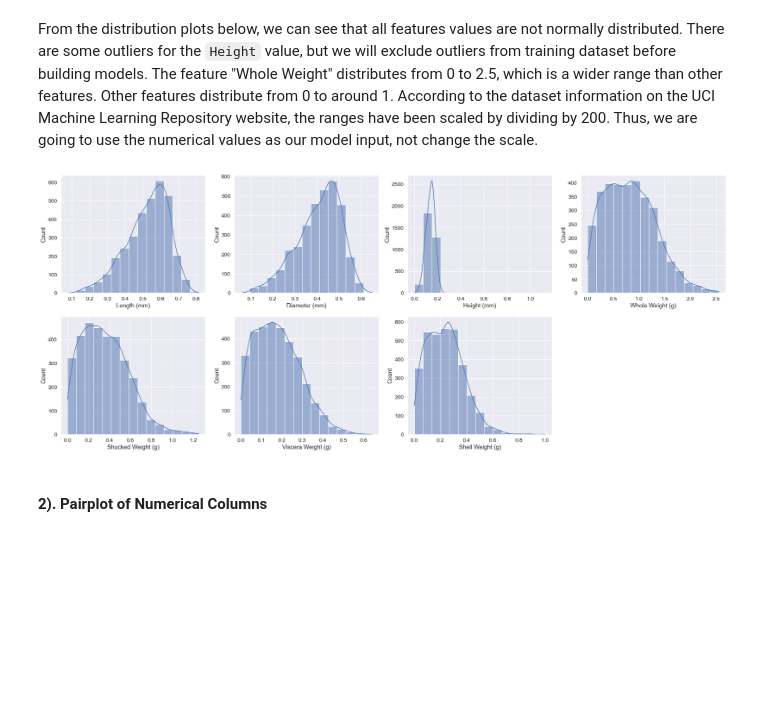
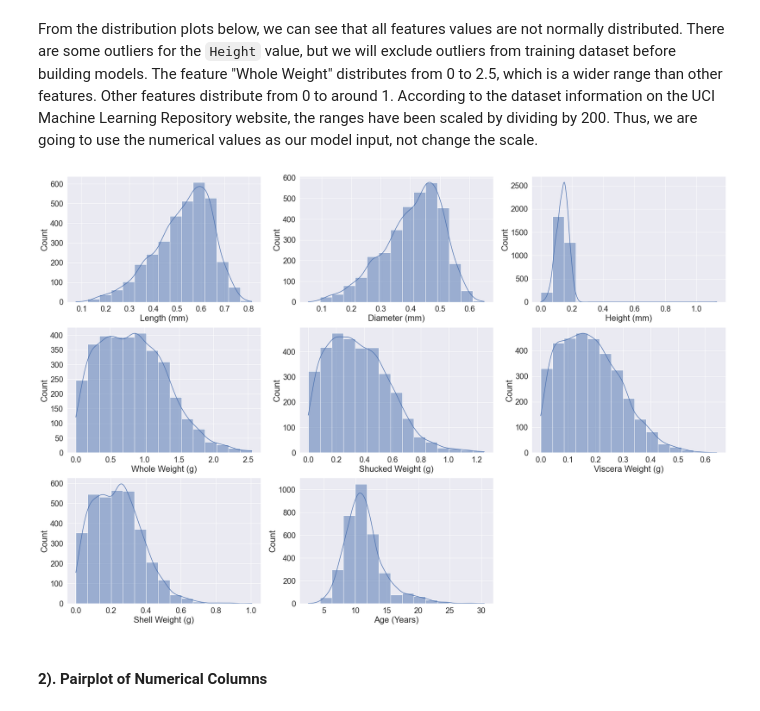
Before and after one commit to elgohr-update/chuangw6-Abalone_Age_Prediction, a Jupyter notebook: src/eda/abalone_eda.ipynb, the cells around one changed output. Drawn from its saved outputs; the diff is of its cells as text; code cells hidden in the pictures; blank space fills up the shorter version.

```diff
--- a/src/eda/abalone_eda.ipynb
+++ b/src/eda/abalone_eda.ipynb
@@ -211,16 +234,16 @@ fig.delaxes(axs[1, 3])
 # %% [markdown]
 From the distribution plots below, we can see that all features values are not normally distributed. There are some outliers for the `Height` value, but we will exclude outliers from training dataset before building models. The feature "Whole Weight" distributes from 0 to 2.5, which is a wider range than other features. Other features distribute from 0 to around 1. According to the dataset information on the UCI Machine Learning Repository website, the ranges have been scaled by dividing by 200. Thus, we are going to use the numerical values as our model input, not change the scale.
 # %%
-sns.set(rc={"figure.figsize": (30, 12)}, font_scale=1.25)
-fig, axs = plt.subplots(nrows=2, ncols=4)
+sns.set(rc={"figure.figsize": (30, 20)}, font_scale=1.8)
+fig, axs = plt.subplots(nrows=3, ncols=3)
 sns.set_theme(style="whitegrid")
 
 for i, column in enumerate(train_df1.drop(columns=["Sex"]).columns):
-    sns.histplot(train_df1[column], kde=True, bins=15, ax=axs[(i // 4, i % 4)])
+    sns.histplot(train_df1[column], kde=True, bins=15, ax=axs[(i // 3, i % 3)])
 
-fig.delaxes(axs[1, 3])
+fig.delaxes(axs[2, 2])
 # %% [output]
-[figure, old version]
+[figure, new version]
 # %% [markdown]
 #### 2). Pairplot of Numerical Columns
 # %% [markdown]
```
Also changed, not shown: parts of 2 cells of this notebook, 1 other file.
